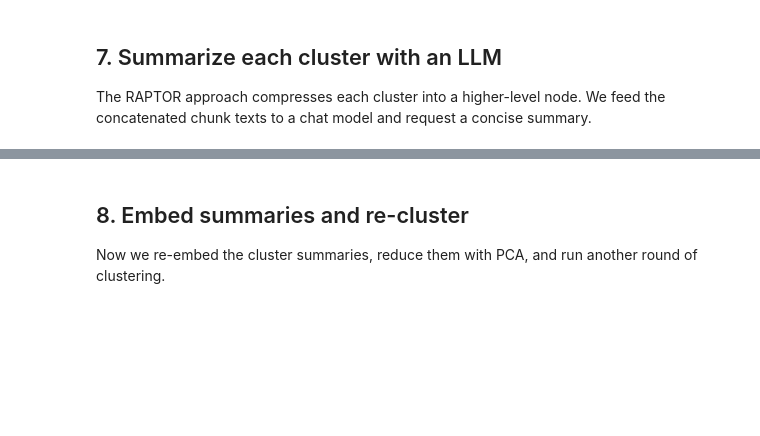
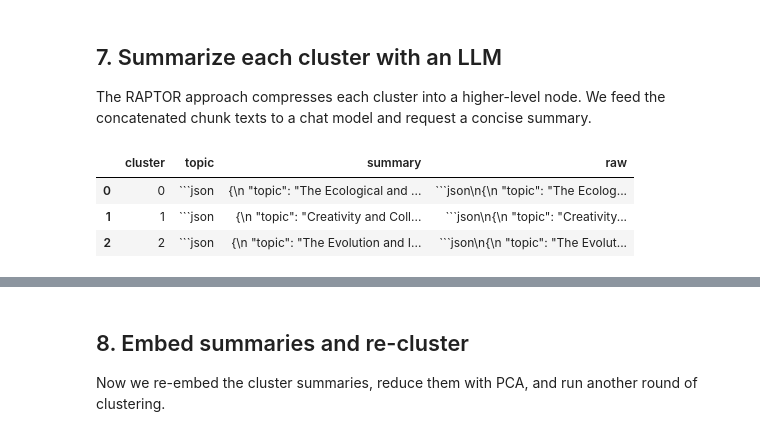
Before and after one commit to Coding-Crashkurse/Raptor-Basics, a Jupyter notebook: raptor_pipeline.ipynb, the cells around one changed output, grey strips where cells are left out. Cells and saved outputs as stored; diff of their text form; code cells hidden in the pictures; blank space fills up the shorter version.

````diff
--- a/raptor_pipeline.ipynb
+++ b/raptor_pipeline.ipynb
@@ -168,42 +224,42 @@ def _parse_cluster_summary(raw_text: str, cluster_id: int) -> tuple[str, str]:
         return topic.strip(), summary_text.strip()
     except json.JSONDecodeError:
         # fallback: first sentence as topic
-        parts = text.split("
-", 1)
+        parts = text.split("\n", 1)
         topic = parts[0][:80] if parts else f"Cluster {cluster_id}"
         summary_text = text if len(parts) == 1 else parts[1]
         return topic.strip() or f"Cluster {cluster_id}", summary_text.strip()
 
 llm = ChatOpenAI(model="gpt-4o-mini", temperature=0)
 prompt = ChatPromptTemplate.from_messages([
     ("system", "Summarize clusters and respond as compact JSON with keys 'topic' and 'summary'."),
     (
         "user",
-        "You will receive the merged text for one cluster. Respond as JSON with keys 'topic' (<=12 words) and 'summary' (<=150 words) that captures the essential ideas.
-
-{cluster_text}",
+        "You will receive the merged text for one cluster. Respond as JSON with keys 'topic' (<=8 words) and 'summary' (<=2 sentences, max 60 words) that briefly capture the essential idea.\n\n{cluster_text}",
     ),
 ])
 
 cluster_summaries = []
 
 for cluster_id, group in chunk_df.groupby("cluster"):
-    cluster_text = "
-
-".join(group["text"].tolist())
+    cluster_text = "\n\n".join(group["text"].tolist())
     response = llm.invoke(prompt.format_messages(cluster_text=cluster_text))
     topic, summary_text = _parse_cluster_summary(response.content, int(cluster_id))
     cluster_summaries.append(
         {
             "cluster": int(cluster_id),
             "topic": topic,
             "summary": summary_text,
             "raw": response.content.strip(),
         }
     )
 
 summary_df = pd.DataFrame(cluster_summaries).sort_values("cluster").reset_index(drop=True)
 summary_df
+# %% [output]
+|  | cluster | topic | summary | raw |
+| 0 | 0 | ```json | {\n "topic": "The Ecological and ... | ```json\n{\n "topic": "The Ecolog... |
+| 1 | 1 | ```json | {\n "topic": "Creativity and Coll... | ```json\n{\n "topic": "Creativity... |
+| 2 | 2 | ```json | {\n "topic": "The Evolution and I... | ```json\n{\n "topic": "The Evolut... |
 # %%
 topic_lookup = summary_df.set_index("cluster")["topic"].to_dict()
 chunk_df["topic"] = chunk_df["cluster"].map(topic_lookup)
````
Also changed, not shown: parts of 31 cells of this notebook, 5 other files.
